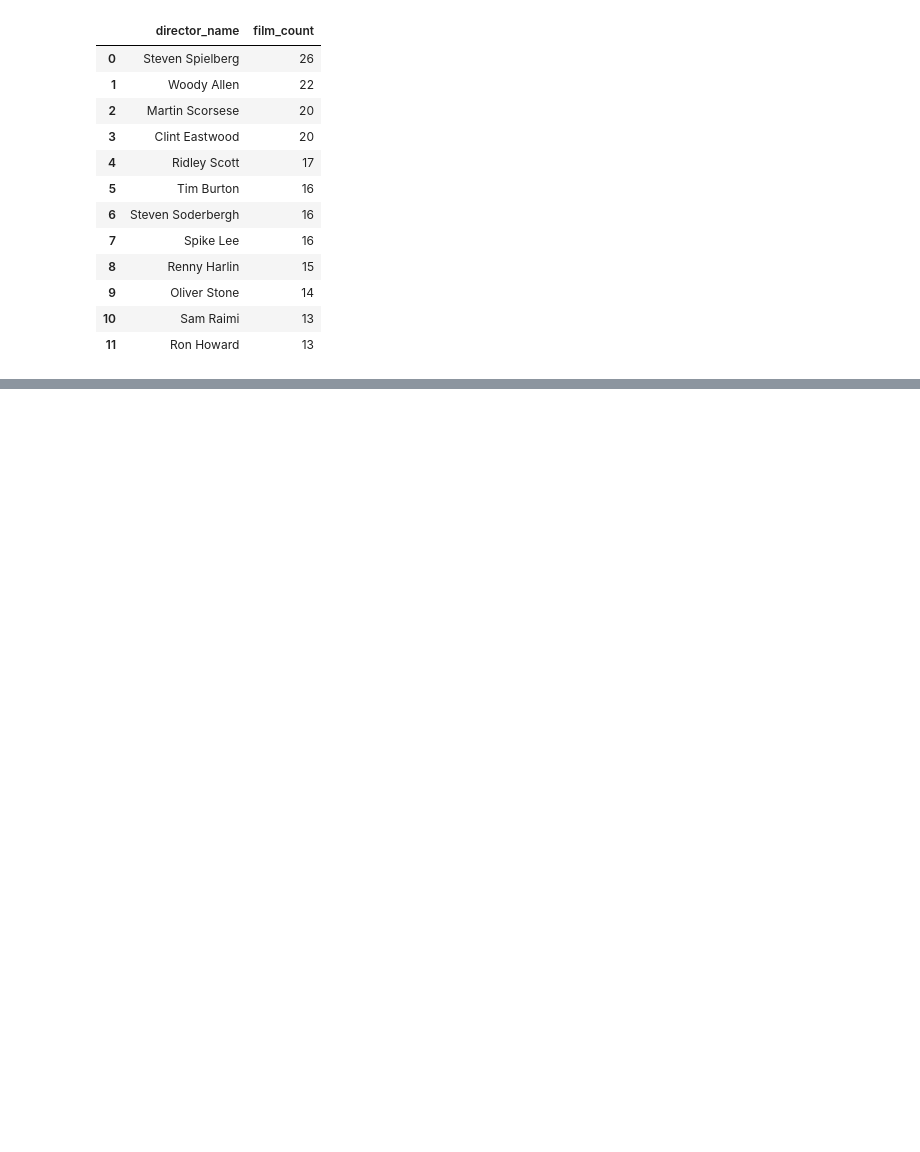
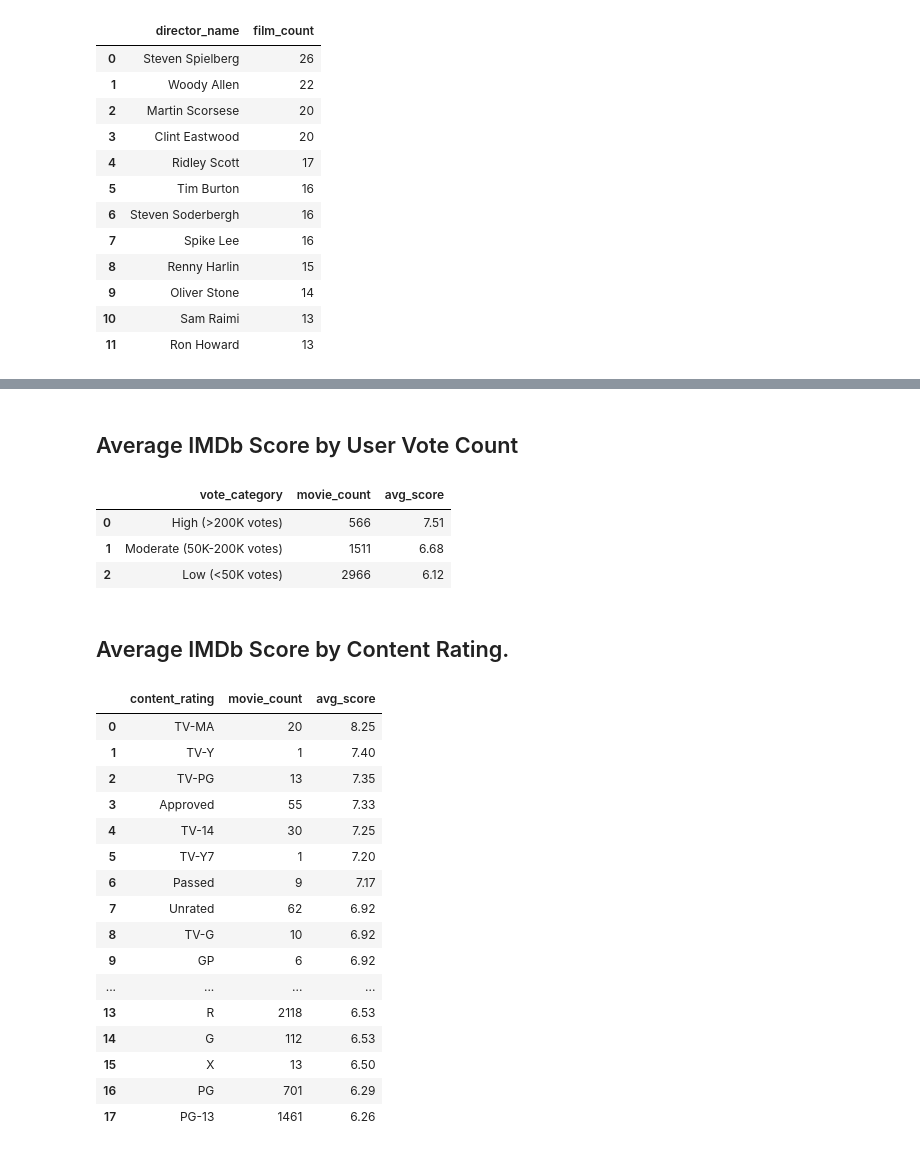
Before and after one commit to HCBrooks-lab/Movie-Project, a Jupyter notebook: Movie_Analysis.ipynb, the cells around one changed output, grey strips where cells are left out. Drawn from its saved outputs; the diff is of its cells as text; code cells hidden in the pictures; blank space fills up the shorter version.

```diff
--- a/Movie_Analysis.ipynb
+++ b/Movie_Analysis.ipynb
@@ -256,0 +364,57 @@ pd.read_sql_query(query, conn)
+# %% [markdown]
+## Average IMDb Score by User Vote Count
+# %%
+query = '''
+SELECT
+    CASE
+        WHEN num_voted_users < 50000 THEN 'Low (<50K votes)'
+        WHEN num_voted_users BETWEEN 50000 AND 200000 THEN 'Moderate (50K-200K votes)'
+        WHEN num_voted_users > 200000 THEN 'High (>200K votes)'
+        ELSE 'Unknown'
+    END AS vote_category,
+    COUNT(*) AS movie_count,
+    ROUND(AVG(imdb_score), 2) AS avg_score
+FROM movie_metadata
+WHERE num_voted_users IS NOT NULL AND imdb_score IS NOT NULL
+GROUP BY vote_category
+ORDER BY avg_score DESC;
+'''
+
+pd.read_sql_query(query, conn)
+# %% [output]
+|  | vote_category | movie_count | avg_score |
+| 0 | High (>200K votes) | 566 | 7.51 |
+| 1 | Moderate (50K-200K votes) | 1511 | 6.68 |
+| 2 | Low (<50K votes) | 2966 | 6.12 |
+# %% [markdown]
+## Average IMDb Score by Content Rating.
+# %%
+query = '''
+SELECT content_rating,
+    COUNT(*) AS movie_count,
+    ROUND(AVG(imdb_score), 2) AS avg_score
+FROM movie_metadata
+WHERE content_rating IS NOT NULL AND imdb_score IS NOT NULL
+GROUP BY  content_rating
+ORDER BY avg_score DESC;
+'''
+
+pd.read_sql_query(query, conn)
+# %% [output]
+|  | content_rating | movie_count | avg_score |
+| 0 | TV-MA | 20 | 8.25 |
+| 1 | TV-Y | 1 | 7.40 |
+| 2 | TV-PG | 13 | 7.35 |
+| 3 | Approved | 55 | 7.33 |
+| 4 | TV-14 | 30 | 7.25 |
+| 5 | TV-Y7 | 1 | 7.20 |
+| 6 | Passed | 9 | 7.17 |
+| 7 | Unrated | 62 | 6.92 |
+| 8 | TV-G | 10 | 6.92 |
+| 9 | GP | 6 | 6.92 |
+| ... | ... | ... | ... |
+| 13 | R | 2118 | 6.53 |
+| 14 | G | 112 | 6.53 |
+| 15 | X | 13 | 6.50 |
+| 16 | PG | 701 | 6.29 |
+| 17 | PG-13 | 1461 | 6.26 |
```
Also changed, not shown: parts of 31 cells of this notebook.
